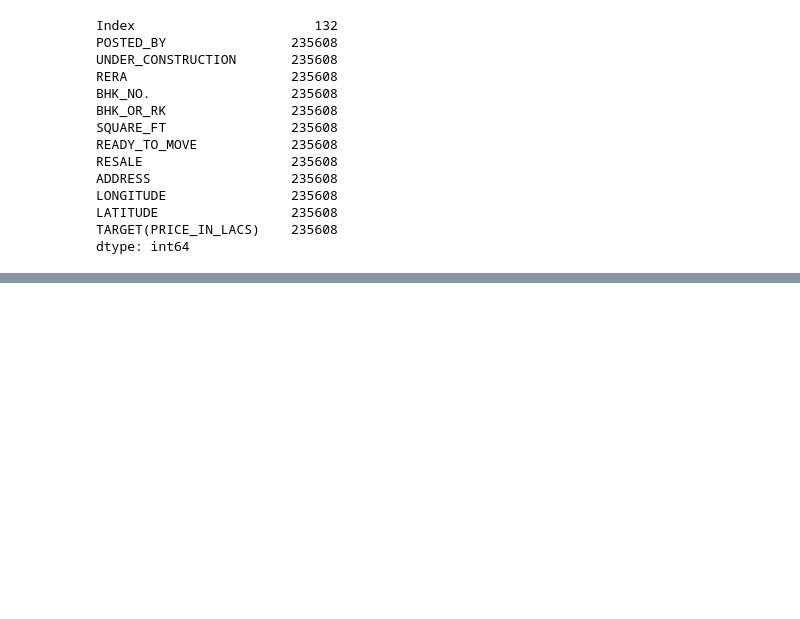
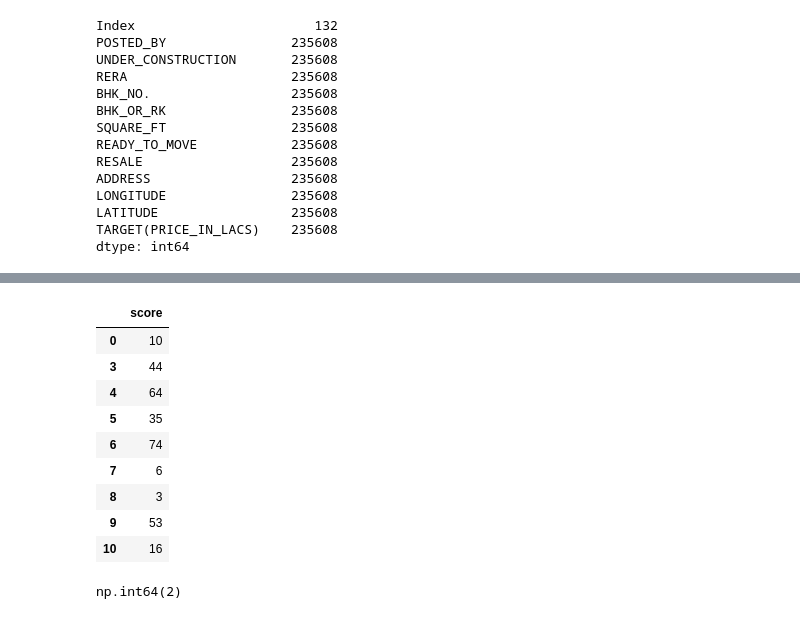
Before and after one commit to surajkr502/python_lib, a Jupyter notebook: python_lib/numpy and pandas/dataframe.ipynb, the cells around one changed output, grey strips where cells are left out. Cells and saved outputs as stored; diff of their text form; code cells hidden in the pictures; blank space fills up the shorter version.

```diff
--- a/python_lib/numpy and pandas/dataframe.ipynb
+++ b/python_lib/numpy and pandas/dataframe.ipynb
@@ -137,0 +261,17 @@ Total memory used: 7309319 bytes
+# %%
+dt.drop_duplicates(keep='last')#delele first duplicate value and keep last duplicate value.
+# %% [output]
+|  | score |
+| 0 | 10 |
+| 3 | 44 |
+| 4 | 64 |
+| 5 | 35 |
+| 6 | 74 |
+| 7 | 6 |
+| 8 | 3 |
+| 9 | 53 |
+| 10 | 16 |
+# %%
+dt.duplicated().sum()
+# %% [output]
+np.int64(2)
```
Also changed, not shown: parts of 17 cells of this notebook.
